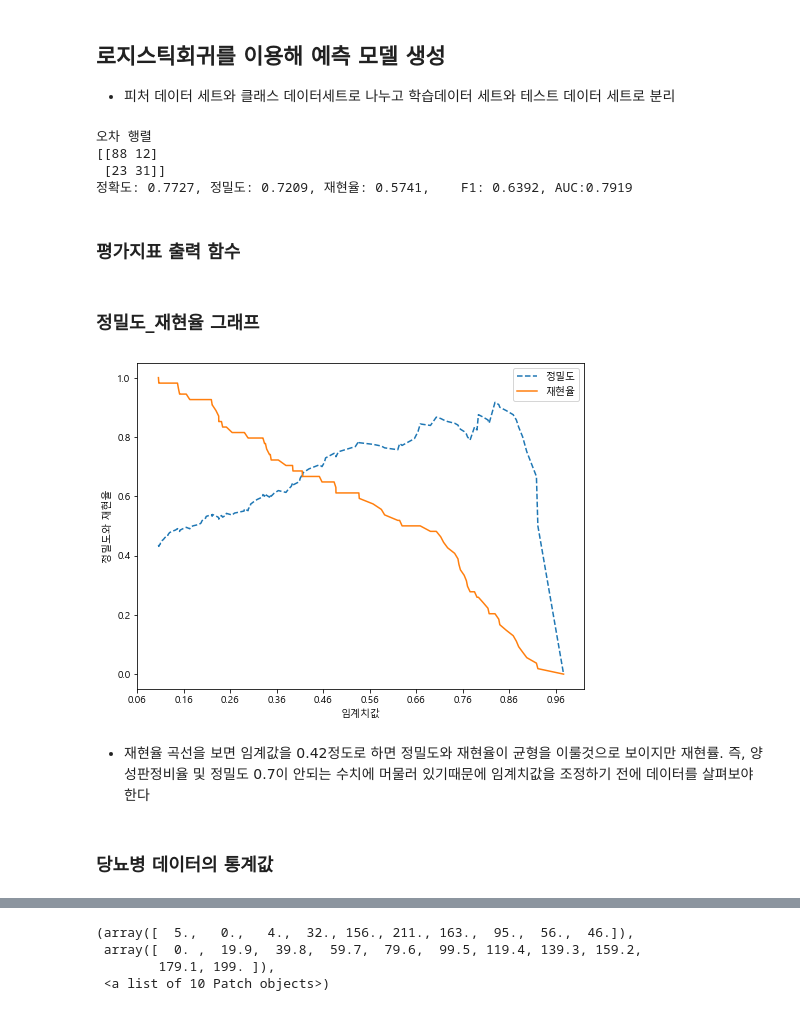
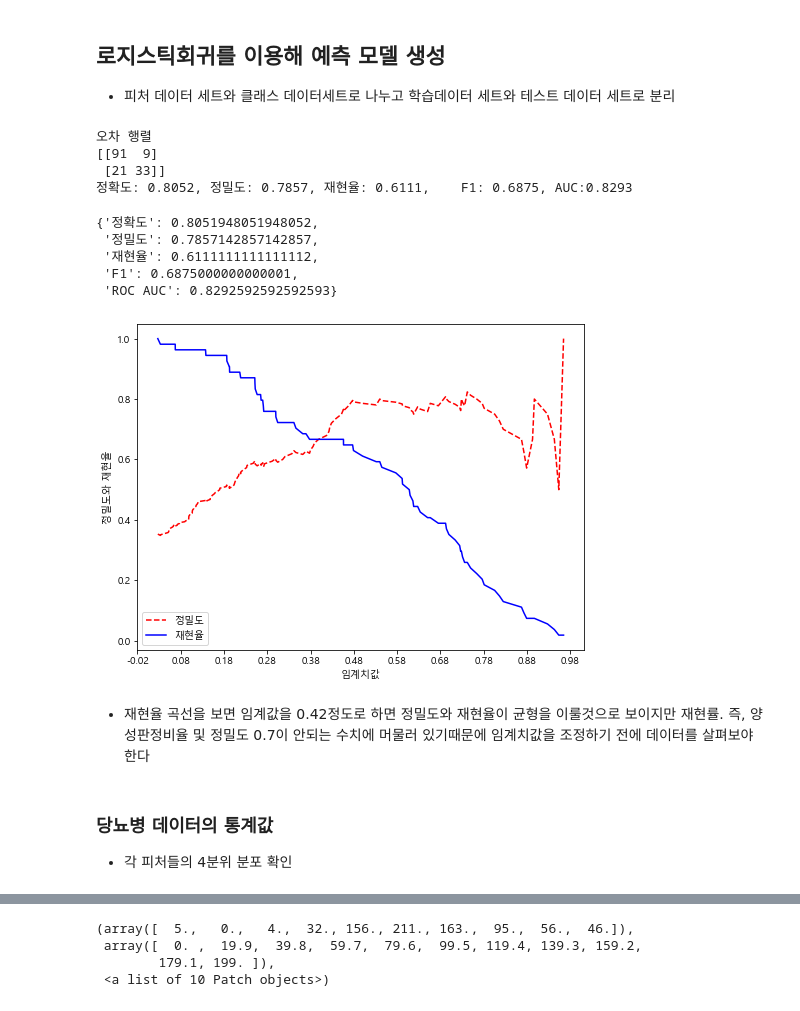
Before and after one commit to SANGSEOSEO/philosophy_datascience, a Jupyter notebook: 01.ML/03.Scikit-Learn/피마인디언_당뇨병예측_0306.ipynb, the cells around one changed output, grey strips where cells are left out. Cells and saved outputs as stored; diff of their text form; code cells hidden in the pictures.

```diff
--- a/01.ML/03.Scikit-Learn/피마인디언_당뇨병예측_0306.ipynb
+++ b/01.ML/03.Scikit-Learn/피마인디언_당뇨병예측_0306.ipynb
@@ -98,28 +153,35 @@ Name: Outcome, dtype: int64
 ## 로지스틱회귀를 이용해 예측 모델 생성
 * 피처 데이터 세트와 클래스 데이터세트로 나누고 학습데이터 세트와 테스트 데이터 세트로 분리
 # %%
-X = diabets_data.iloc[:, :-1]
-y = diabets_data.iloc[:,-1]
+# 훈련용과 레이블 데이터셋 슬라이싱
+# accuracy_score, f1_score, precision, recall
+X = diabets_data.iloc[:,:-1]
+y = diabets_data.iloc[:, -1]
 
-# `y`를 label 데이터로 쓰겠다. stratify = y
-X_train, X_test, y_train, y_test = train_test_split(X, y, test_size = 0.2, random_state = 156, stratify = y)
+# 2.분리한 테이터셋을 훈련용, 테스트용 분리
+X_train, X_test, y_train, y_test = train_test_split(X, y, test_size=0.2, random_state=2021, stratify=y)
 
-# 로지스틱 회귀로 학습, 예측, 평가 수행
+# 3.logisticRegression으로 훈련, 예측, 평가 수행
+
 lr_clf = LogisticRegression()
 lr_clf.fit(X_train, y_train)
 
-pred = lr_clf.predict(X_test)  # 개별 로우에 대한 예측값
+# 3.1개별 로우에 대한 예측값
+preds = lr_clf.predict(X_test)
 
 # 0 - Negative, 1 - Positive확률을 numpy.ndarray형태로 리턴
 # 앞의 값은 음성확률, 뒤의 값이 양성확률
-pred_proba  = lr_clf.predict_proba(X_test)[:, 1]  # 양성일 확률값을 가져옴
-# print(pred_proba)
-
-get_clf_eval(y_test, pred, pred_proba)
+# 양성일 확률값을 가져옴
+pred_proba = lr_clf.predict_proba(X_test)[:,1]
+# 3.2 get accuracy, f1_score, precision, recall
+get_clf_eval(y_test, preds, pred_proba)
 # %% [output]
 오차 행렬
-[[88 12]
- [23 31]]
-정확도: 0.7727, 정밀도: 0.7209, 재현율: 0.5741,    F1: 0.6392, AUC:0.7919
+[[91  9]
+ [21 33]]
+정확도: 0.8052, 정밀도: 0.7857, 재현율: 0.6111,    F1: 0.6875, AUC:0.8293
+{'정확도': 0.8051948051948052,
+ '정밀도': 0.7857142857142857,
+ '재현율': 0.6111111111111112,
+ 'F1': 0.6875000000000001,
+ 'ROC AUC': 0.8292592592592593}
-# %% [markdown]
-### 평가지표 출력 함수
@@ -147,35 +188,13 @@ def get_clf_eval(y_test, pred=None, pred_proba=None):
-# %% [markdown]
-### 정밀도_재현율 그래프
-# %%
-def precision_recall_curve_plot(y_test=None, pred_proba_c1=None):
-    """
-    threshold ndarray와 이 threslhold에 따른 정밀도, 재현율 추출 후 시각화
-    """
-    precisions, recalls, thresholds = precision_recall_curve(y_test, pred_proba_c1)
-
-    # X축을 threshold값으로, Y축은 정밀도, 재현율값으로 각각 plot수행
-    plt.figure(figsize = (8, 6))
-    threshold_boundary = thresholds.shape[0]
-    plt.plot(thresholds, precisions[0: threshold_boundary], linestyle = '--', label = '정밀도')
-    plt.plot(thresholds, recalls[0:threshold_boundary], label = '재현율')
-
-    start, end = plt.xlim() # 0 과 1을 X축, Y축 최소, 최대값을 갖는 눈금을 갖는 도형을 하나 그린다.
-
-    # 그 위에 아래와 같은 눈금 및 라벨, 범례를 표시함.
-    plt.xticks(np.round(np.arange(start, end, 0.1), 2))
-    plt.xlabel("임계치값")
-    plt.ylabel("정밀도와 재현율")
-    plt.legend()
-    plt.show()
-
-pred_proba_c1 = lr_clf.predict_proba(X_test)[:, 1]
-precision_recall_curve_plot(y_test, pred_proba_c1)
-# %% [output]
-[figure, removed]
+# %%
+# precision recall곡선
+precision_recall_curve_plot(y_test, pred_proba)
+# %% [output]
+[figure, added]
 # %% [markdown]
 * 재현율 곡선을 보면 임계값을 0.42정도로 하면 정밀도와 재현율이 균형을 이룰것으로 보이지만 재현률. 즉, 양성판정비율 및 정밀도 0.7이 안되는 수치에 머물러 있기때문에 임계치값을 조정하기 전에 데이터를 살펴보야 한다
 # %% [markdown]
 ### 당뇨병 데이터의 통계값
+* 각 피처들의 4분위 분포 확인
 # %%
 diabets_data.describe()
 # %% [output]
```
Also changed, not shown: parts of 33 cells of this notebook.
